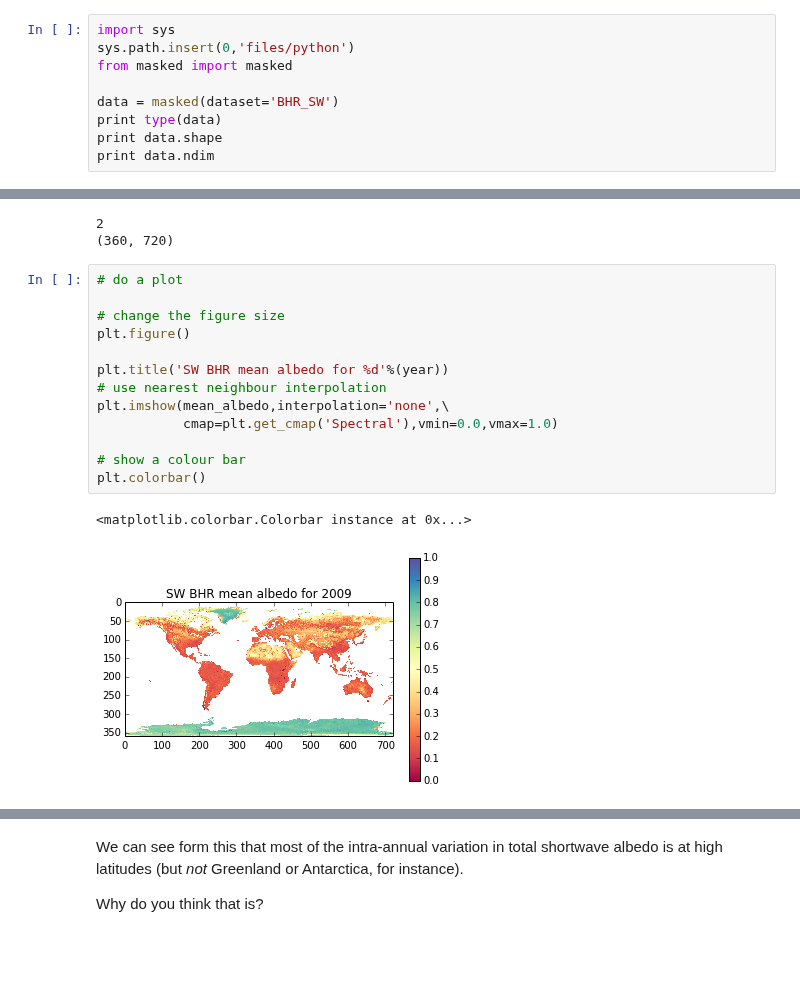
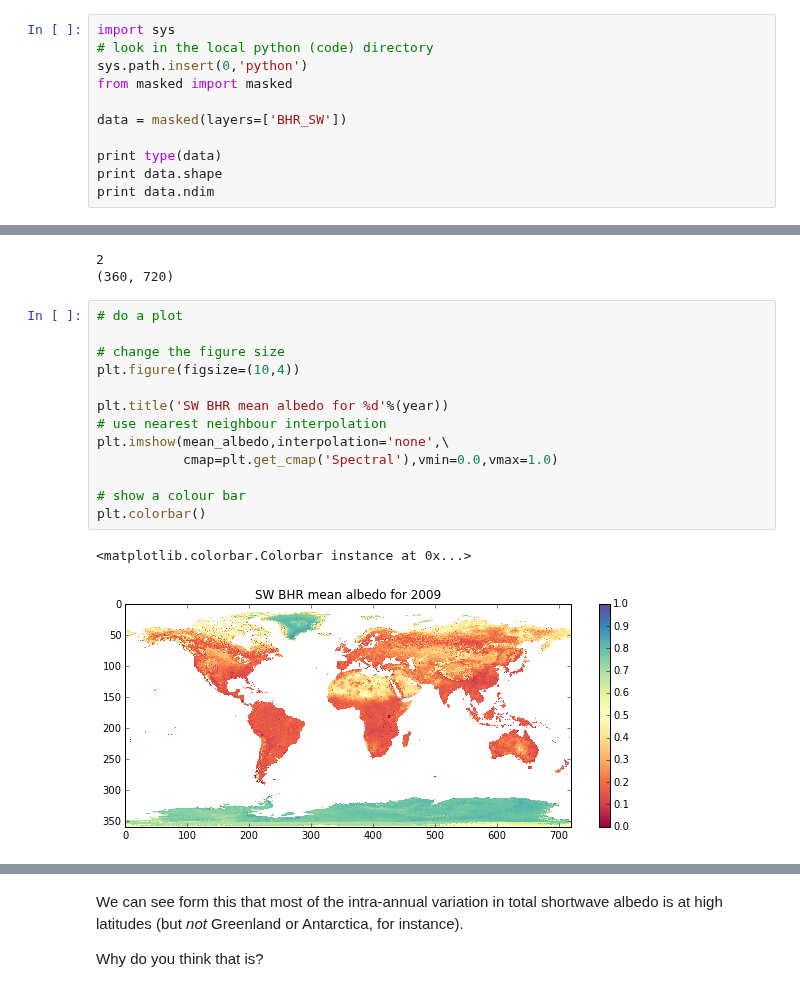
Before and after one commit to profLewis/geogg122, a Jupyter notebook: Chapter3_Scientific_Numerical_Python/Scientific_Numerical_Python.ipynb, the cells around one changed output, grey strips where cells are left out. Drawn from its saved outputs; the diff is of its cells as text; blank space fills up the shorter version.

```diff
--- a/Chapter3_Scientific_Numerical_Python/Scientific_Numerical_Python.ipynb
+++ b/Chapter3_Scientific_Numerical_Python/Scientific_Numerical_Python.ipynb
@@ -1202,9 +1367,11 @@ If you haven't (e.g. when going through this in the class), you can run a functi
 # %%
 import sys
-sys.path.insert(0,'files/python')
+# look in the local python (code) directory
+sys.path.insert(0,'python')
 from masked import masked
 
-data = masked(dataset='BHR_SW')
+data = masked(layers=['BHR_SW'])
+
 print type(data)
 print data.shape
 print data.ndim
@@ -1231,19 +1398,19 @@ print mean_albedo.shape
 # %%
 # do a plot
 
 # change the figure size
-plt.figure()
+plt.figure(figsize=(10,4))
 
 plt.title('SW BHR mean albedo for %d'%(year))
 # use nearest neighbour interpolation
 plt.imshow(mean_albedo,interpolation='none',\
            cmap=plt.get_cmap('Spectral'),vmin=0.0,vmax=1.0)
 
 # show a colour bar
 plt.colorbar()
 # %% [output]
 <matplotlib.colorbar.Colorbar instance at 0x...>
-[figure, old version]
+[figure, new version]
 # %%
 #std
 std_albedo = data.std(axis=0)
```
Also changed, not shown: parts of 56 cells of this notebook, 38 other files.
